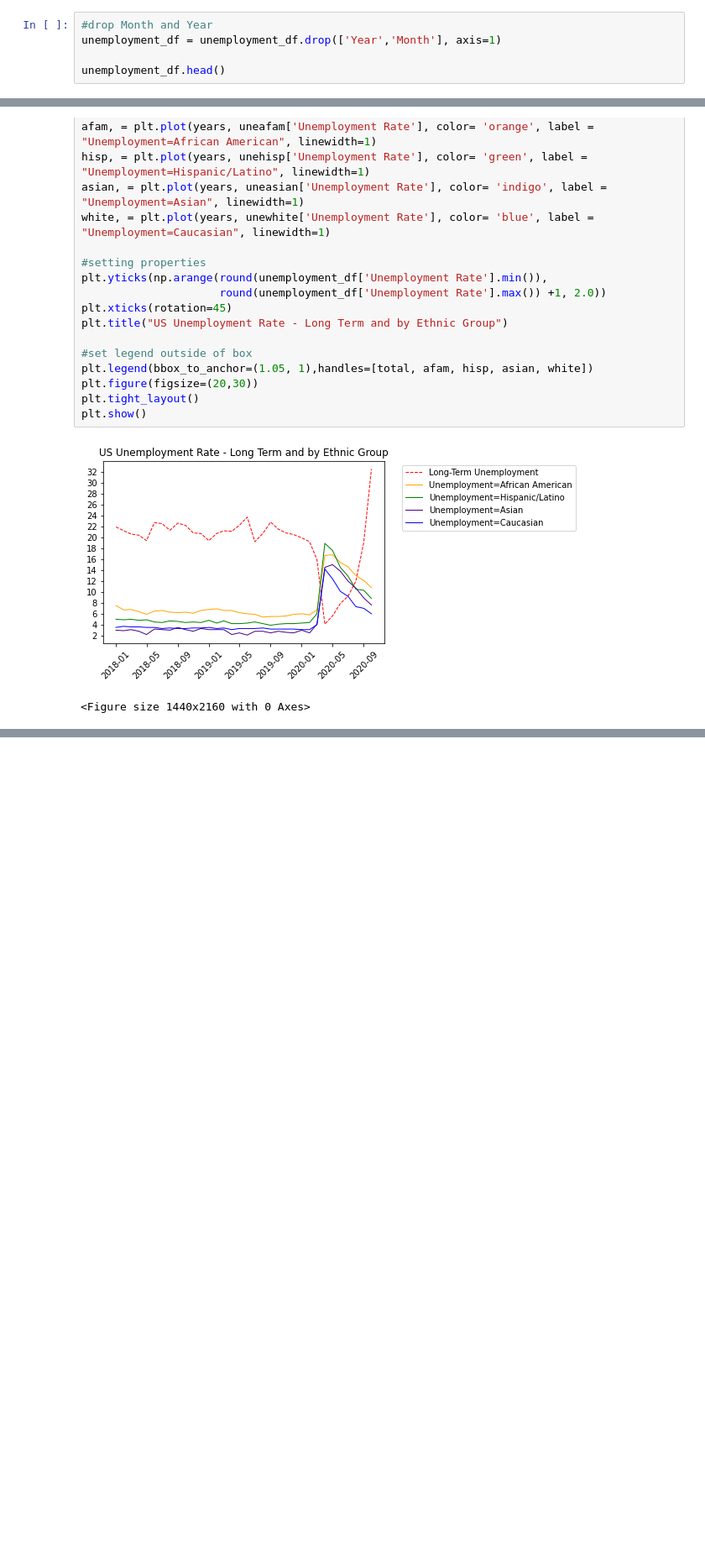
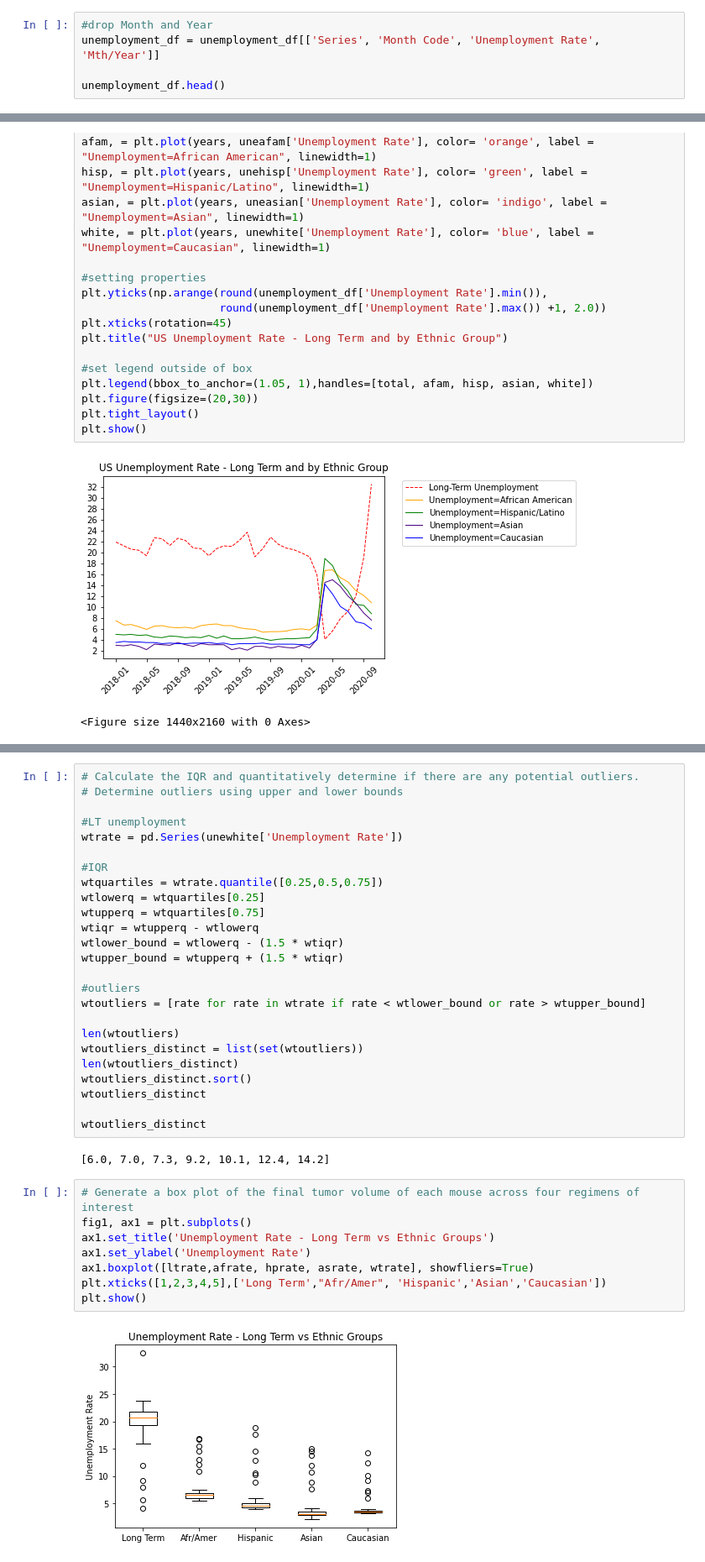
Before and after one commit to mgfrancis/GroupProject1, a Jupyter notebook: unemployment.ipynb, the cells around one changed output, grey strips where cells are left out. Shown at 84% size. Cells and saved outputs as stored; diff of their text form; blank space fills up the shorter version.

Commit message:
updating unemployment, uploading bankrupty

```diff
--- a/unemployment.ipynb
+++ b/unemployment.ipynb
@@ -87,7 +98,7 @@ unemployment_df.head(),unemployment_df['Unemployment Rate'].min(), unemployment_
  32.5)
 # %%
 #drop Month and Year
-unemployment_df = unemployment_df.drop(['Year','Month'], axis=1)
+unemployment_df = unemployment_df[['Series', 'Month Code', 'Unemployment Rate', 'Mth/Year']]
 
 unemployment_df.head()
 # %% [output]
@@ -150,0 +262,37 @@ plt.show()
+# %%
+# Calculate the IQR and quantitatively determine if there are any potential outliers.
+# Determine outliers using upper and lower bounds
+
+#LT unemployment
+wtrate = pd.Series(unewhite['Unemployment Rate'])
+
+#IQR
+wtquartiles = wtrate.quantile([0.25,0.5,0.75])
+wtlowerq = wtquartiles[0.25]
+wtupperq = wtquartiles[0.75]
+wtiqr = wtupperq - wtlowerq
+wtlower_bound = wtlowerq - (1.5 * wtiqr)
+wtupper_bound = wtupperq + (1.5 * wtiqr)
+
+#outliers
+wtoutliers = [rate for rate in wtrate if rate < wtlower_bound or rate > wtupper_bound]
+
+len(wtoutliers)
+wtoutliers_distinct = list(set(wtoutliers))
+len(wtoutliers_distinct)
+wtoutliers_distinct.sort()
+wtoutliers_distinct
+
+wtoutliers_distinct
+# %% [output]
+[6.0, 7.0, 7.3, 9.2, 10.1, 12.4, 14.2]
+# %%
+# Generate a box plot of the final tumor volume of each mouse across four regimens of interest
+fig1, ax1 = plt.subplots()
+ax1.set_title('Unemployment Rate - Long Term vs Ethnic Groups')
+ax1.set_ylabel('Unemployment Rate')
+ax1.boxplot([ltrate,afrate, hprate, asrate, wtrate], showfliers=True)
+plt.xticks([1,2,3,4,5],['Long Term',"Afr/Amer", 'Hispanic','Asian','Caucasian'])
+plt.show()
+# %% [output]
+[figure, added]
```
Also changed, not shown: parts of 7 cells of this notebook, 7 other files.
